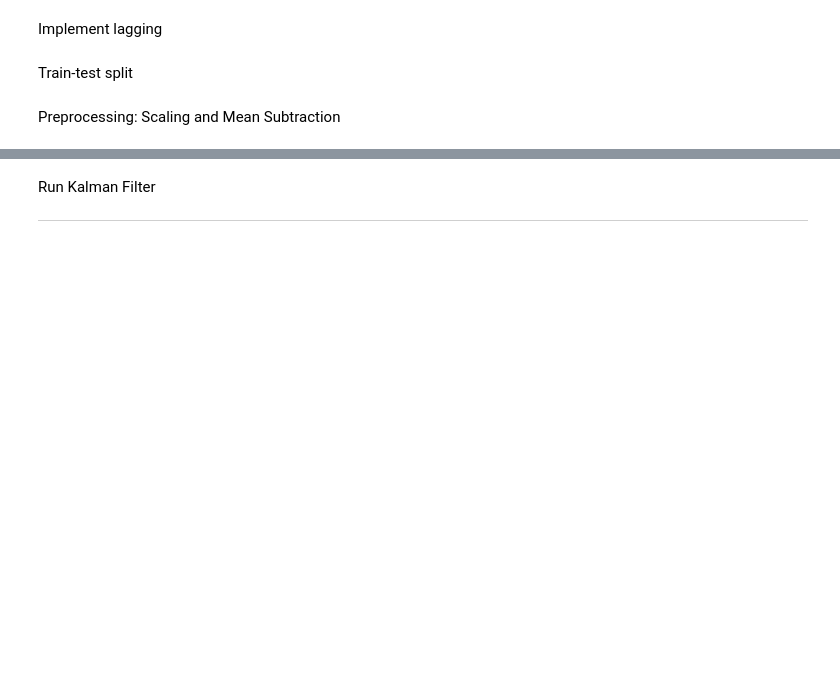
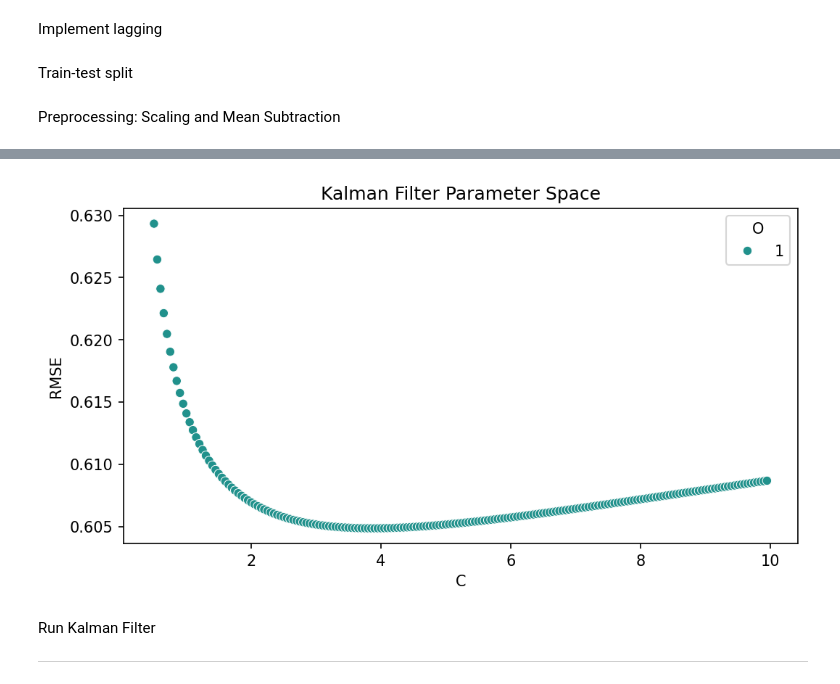
Before and after one commit to cfoli/Kinematic-Decoding-4-BCI-Control, a Jupyter notebook: Two_finger_neural_decoding.ipynb, the cells around one changed output, grey strips where cells are left out. Drawn from its saved outputs; the diff is of its cells as text; code cells hidden in the pictures; blank space fills up the shorter version.

```diff
--- a/Two_finger_neural_decoding.ipynb
+++ b/Two_finger_neural_decoding.ipynb
@@ -657,0 +698,5 @@ Train-val split (optional)
+# %%
+import pandas as pd
+
+tuning_results = pd.DataFrame(results)
+tuning_results
@@ -657,0 +717,15 @@ Train-val split (optional)
+# %%
+# tuning_results.plot(x='C', y='RMSE', kind='scatter', hue='O')
+import seaborn as sns
+import matplotlib.pyplot as plt
+
+plt.figure(figsize=(8, 4), dpi=150)
+sns.scatterplot(x='C', y='RMSE', hue='O', palette='viridis', data=tuning_results)
+
+# sns.lineplot(x='C', y='R²_fing1', hue='O', palette='viridis', data=tuning_results)
+# sns.lineplot(x='C', y='R²_fing2:', hue='O', palette='viridis', data=tuning_results)
+
+plt.title('Kalman Filter Parameter Space')
+plt.show()
+# %% [output]
+[figure, added]
```
Also changed, not shown: parts of 32 cells of this notebook.
